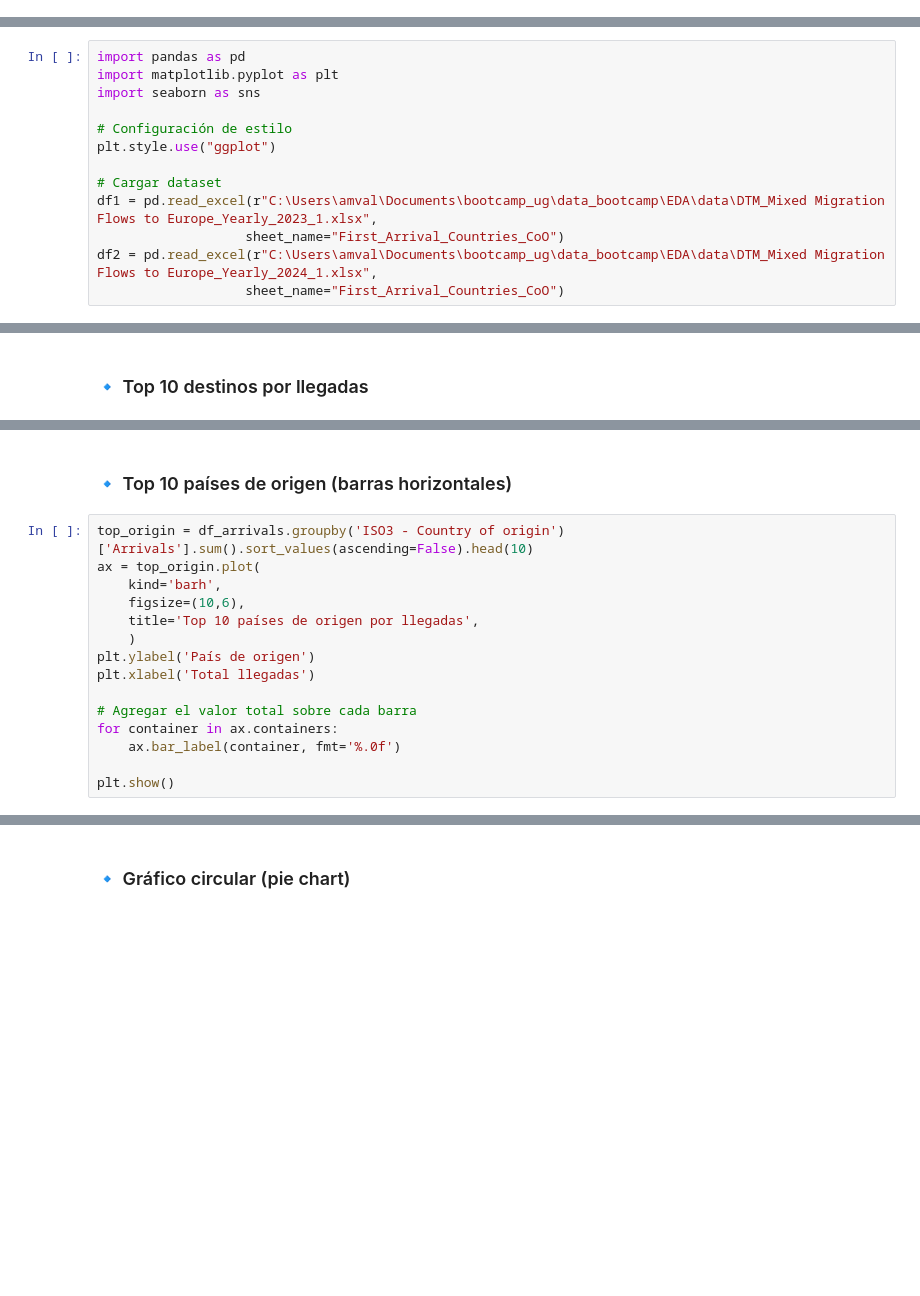
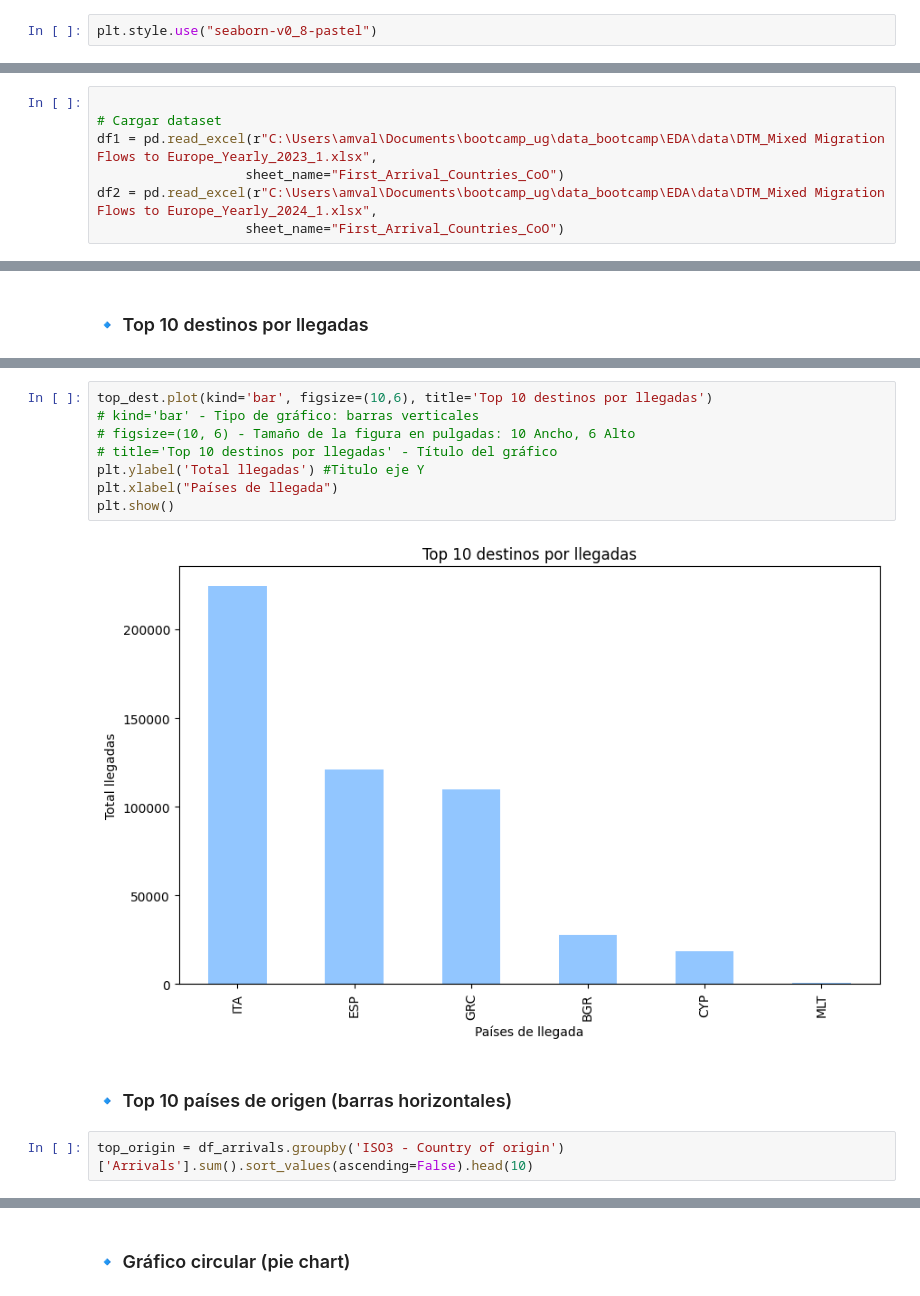
Before and after one commit to amvalseg/data_bootcamp, a Jupyter notebook: EDA/eda_visual_migration.ipynb, the cells around one changed output, grey strips where cells are left out. Cells and saved outputs as stored; diff of their text form; blank space fills up the shorter version.

Commit message:
subida de nb de eda visual

```diff
--- a/EDA/eda_visual_migration.ipynb
+++ b/EDA/eda_visual_migration.ipynb
@@ -7,0 +33,2 @@ Hoja: `First_Arrival_Countries_CoO`
+# %%
+plt.style.use("seaborn-v0_8-pastel")
@@ -8,12 +54,6 @@ Hoja: `First_Arrival_Countries_CoO`
 # %% [markdown]
 ## 1. 📂 Carga de datos
 # %%
-import pandas as pd
-import matplotlib.pyplot as plt
-import seaborn as sns
-
-# Configuración de estilo
-plt.style.use("ggplot")
 
 # Cargar dataset
 df1 = pd.read_excel(r"C:\Users\amval\Documents\bootcamp_ug\data_bootcamp\EDA\data\DTM_Mixed Migration Flows to Europe_Yearly_2023_1.xlsx",
@@ -81,17 +281,14 @@ plt.show()
+# %%
+top_dest.plot(kind='bar', figsize=(10,6), title='Top 10 destinos por llegadas')
+# kind='bar' - Tipo de gráfico: barras verticales
+# figsize=(10, 6) - Tamaño de la figura en pulgadas: 10 Ancho, 6 Alto
+# title='Top 10 destinos por llegadas' - Título del gráfico
+plt.ylabel('Total llegadas') #Titulo eje Y
+plt.xlabel("Países de llegada")
+plt.show()
+# %% [output]
+[figure, added]
 # %% [markdown]
 ### 🔹 Top 10 países de origen (barras horizontales)
 # %%
 top_origin = df_arrivals.groupby('ISO3 - Country of origin')['Arrivals'].sum().sort_values(ascending=False).head(10)
-ax = top_origin.plot(
-    kind='barh',
-    figsize=(10,6),
-    title='Top 10 países de origen por llegadas',
-    )
-plt.ylabel('País de origen')
-plt.xlabel('Total llegadas')
-
-# Agregar el valor total sobre cada barra
-for container in ax.containers:
-    ax.bar_label(container, fmt='%.0f')
-
-plt.show()
```
Also changed, not shown: parts of 60 cells of this notebook, 4 other files.
